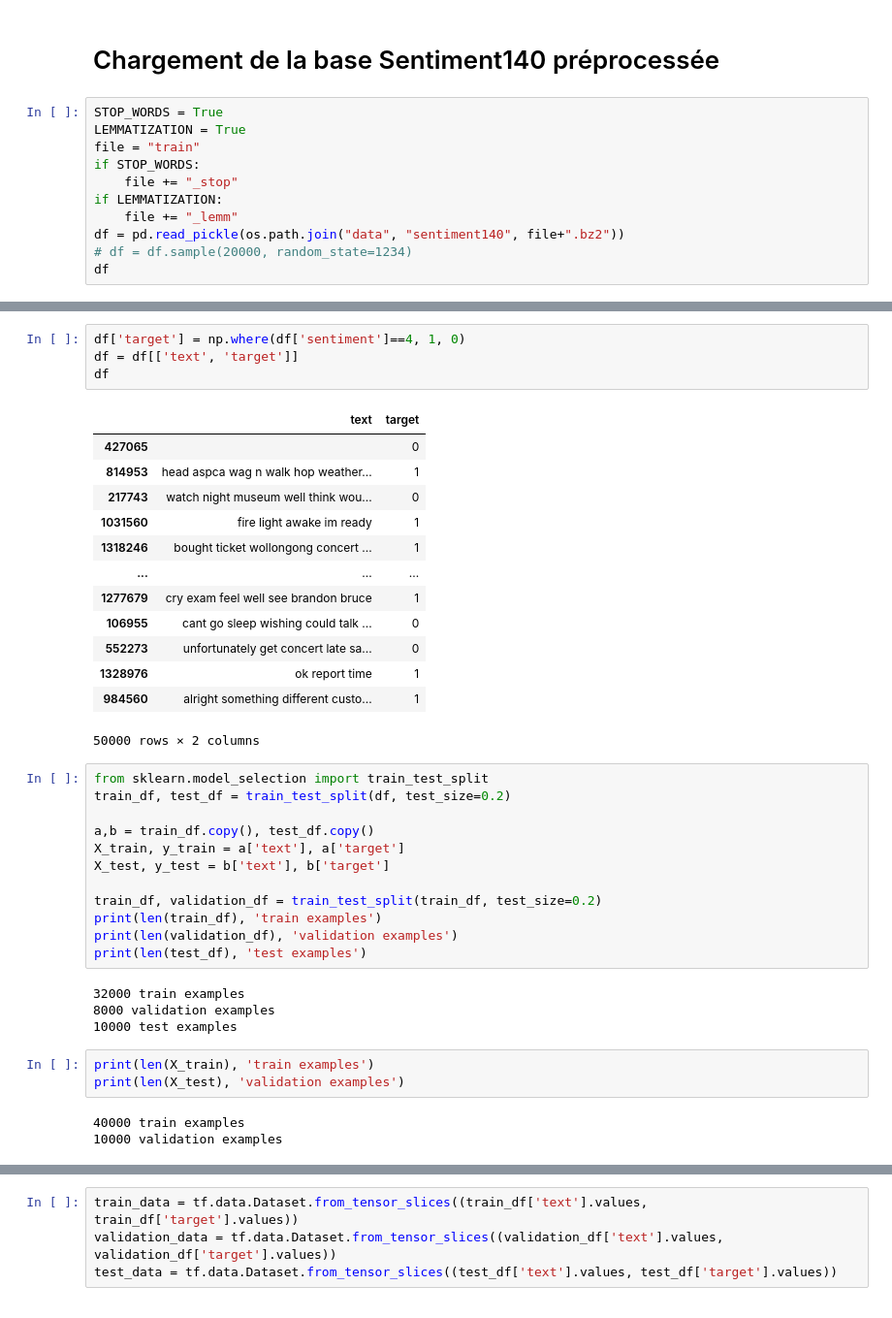
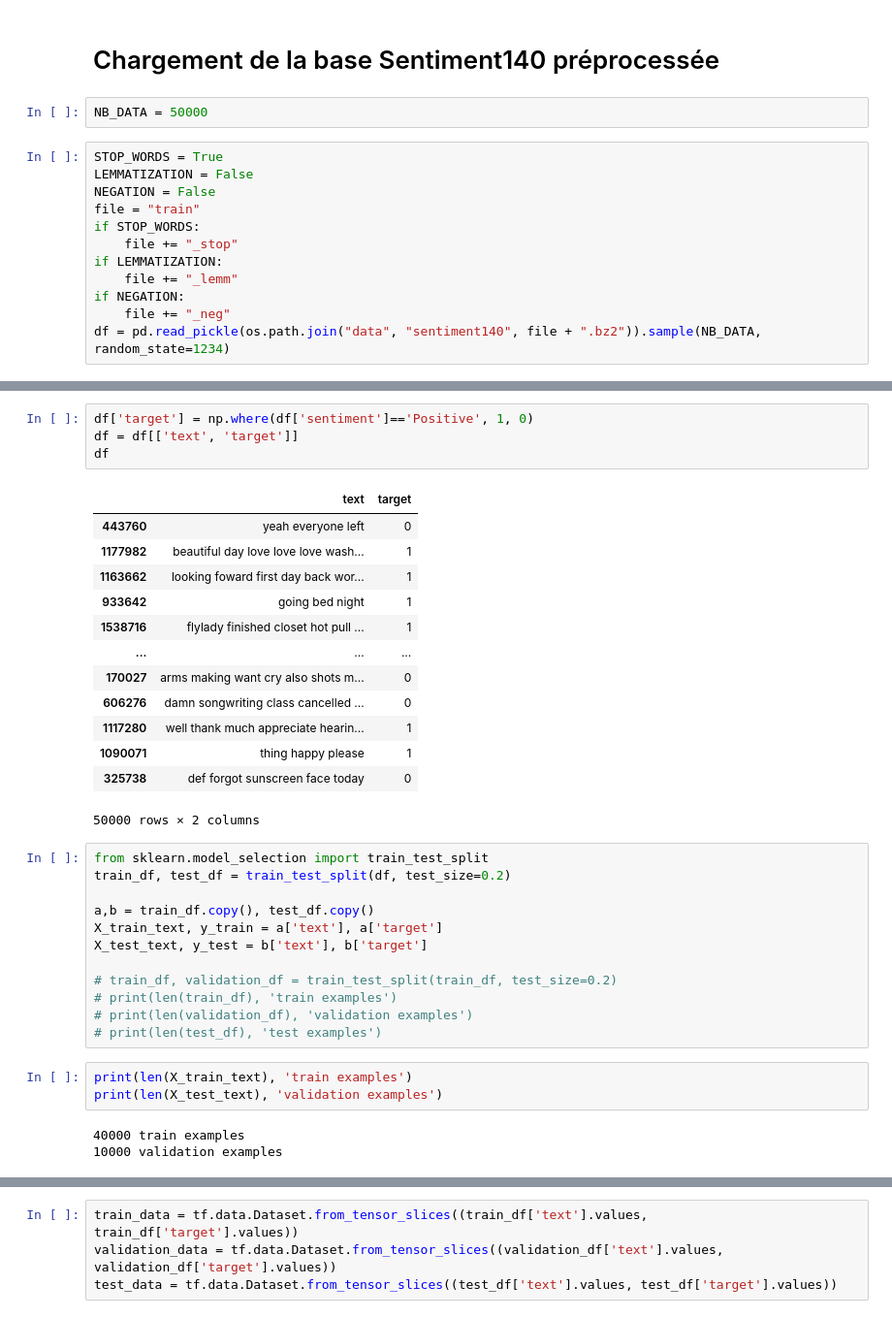
Before and after one commit to baptiste-pasquier/data_2A, a Jupyter notebook: model_NN.ipynb, the cells around one changed output, grey strips where cells are left out. Shown at 97% size. Cells and saved outputs as stored; diff of their text form.

```diff
--- a/model_NN.ipynb
+++ b/model_NN.ipynb
@@ -17,13 +31,16 @@ import tensorflow_hub as hub
 # %% [markdown]
 # Chargement de la base Sentiment140 préprocessée
+# %%
+NB_DATA = 50000
 # %%
 STOP_WORDS = True
-LEMMATIZATION = True
+LEMMATIZATION = False
+NEGATION = False
 file = "train"
 if STOP_WORDS:
     file += "_stop"
 if LEMMATIZATION:
     file += "_lemm"
-df = pd.read_pickle(os.path.join("data", "sentiment140", file+".bz2"))
-# df = df.sample(20000, random_state=1234)
-df
+if NEGATION:
+    file += "_neg"
+df = pd.read_pickle(os.path.join("data", "sentiment140", file + ".bz2")).sample(NB_DATA, random_state=1234)
@@ -54,40 +61,36 @@ dtype: object
 # %%
-df['target'] = np.where(df['sentiment']==4, 1, 0)
+df['target'] = np.where(df['sentiment']=='Positive', 1, 0)
 df = df[['text', 'target']]
 df
 # %% [output]
 |  | text | target |
-| 427065 |  | 0 |
-| 814953 | head aspca wag n walk hop weather... | 1 |
-| 217743 | watch night museum well think wou... | 0 |
-| 1031560 | fire light awake im ready | 1 |
-| 1318246 | bought ticket wollongong concert ... | 1 |
+| 443760 | yeah everyone left | 0 |
+| 1177982 | beautiful day love love love wash... | 1 |
+| 1163662 | looking foward first day back wor... | 1 |
+| 933642 | going bed night | 1 |
+| 1538716 | flylady finished closet hot pull ... | 1 |
 | ... | ... | ... |
-| 1277679 | cry exam feel well see brandon bruce | 1 |
-| 106955 | cant go sleep wishing could talk ... | 0 |
-| 552273 | unfortunately get concert late sa... | 0 |
-| 1328976 | ok report time | 1 |
-| 984560 | alright something different custo... | 1 |
+| 170027 | arms making want cry also shots m... | 0 |
+| 606276 | damn songwriting class cancelled ... | 0 |
+| 1117280 | well thank much appreciate hearin... | 1 |
+| 1090071 | thing happy please | 1 |
+| 325738 | def forgot sunscreen face today | 0 |
 50000 rows × 2 columns
 # %%
 from sklearn.model_selection import train_test_split
 train_df, test_df = train_test_split(df, test_size=0.2)
 
 a,b = train_df.copy(), test_df.copy()
-X_train, y_train = a['text'], a['target']
-X_test, y_test = b['text'], b['target']
+X_train_text, y_train = a['text'], a['target']
+X_test_text, y_test = b['text'], b['target']
 
-train_df, validation_df = train_test_split(train_df, test_size=0.2)
-print(len(train_df), 'train examples')
-print(len(validation_df), 'validation examples')
-print(len(test_df), 'test examples')
+# train_df, validation_df = train_test_split(train_df, test_size=0.2)
+# print(len(train_df), 'train examples')
+# print(len(validation_df), 'validation examples')
+# print(len(test_df), 'test examples')
-# %% [output]
-32000 train examples
-8000 validation examples
-10000 test examples
 # %%
-print(len(X_train), 'train examples')
-print(len(X_test), 'validation examples')
+print(len(X_train_text), 'train examples')
+print(len(X_test_text), 'validation examples')
 # %% [output]
 40000 train examples
 10000 validation examples
```
Also changed, not shown: parts of 46 cells of this notebook, 8 other files.
